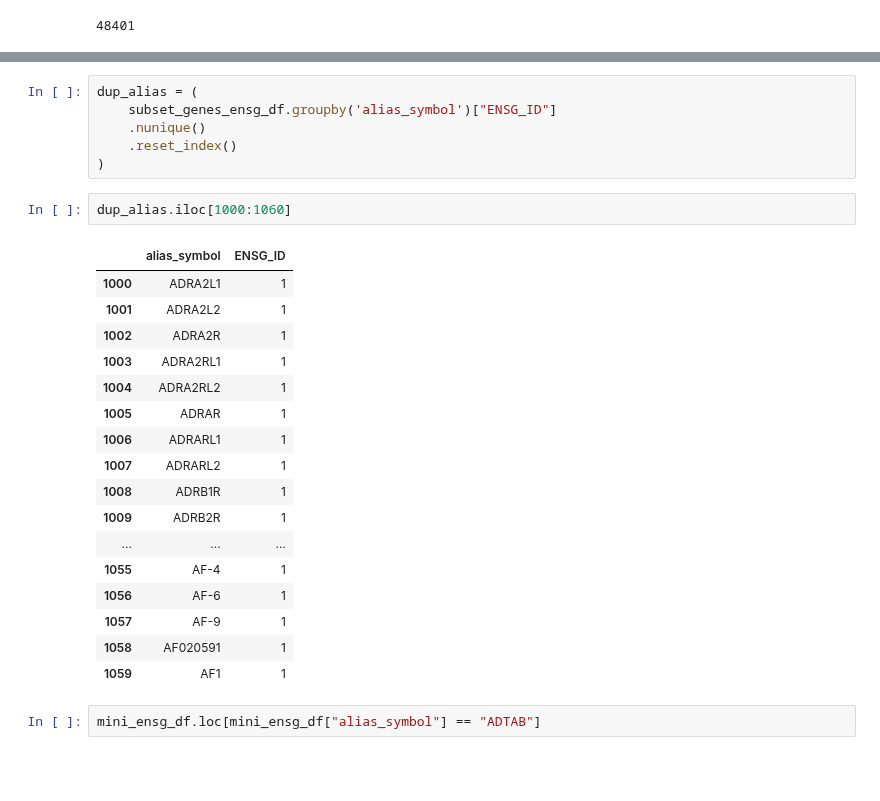
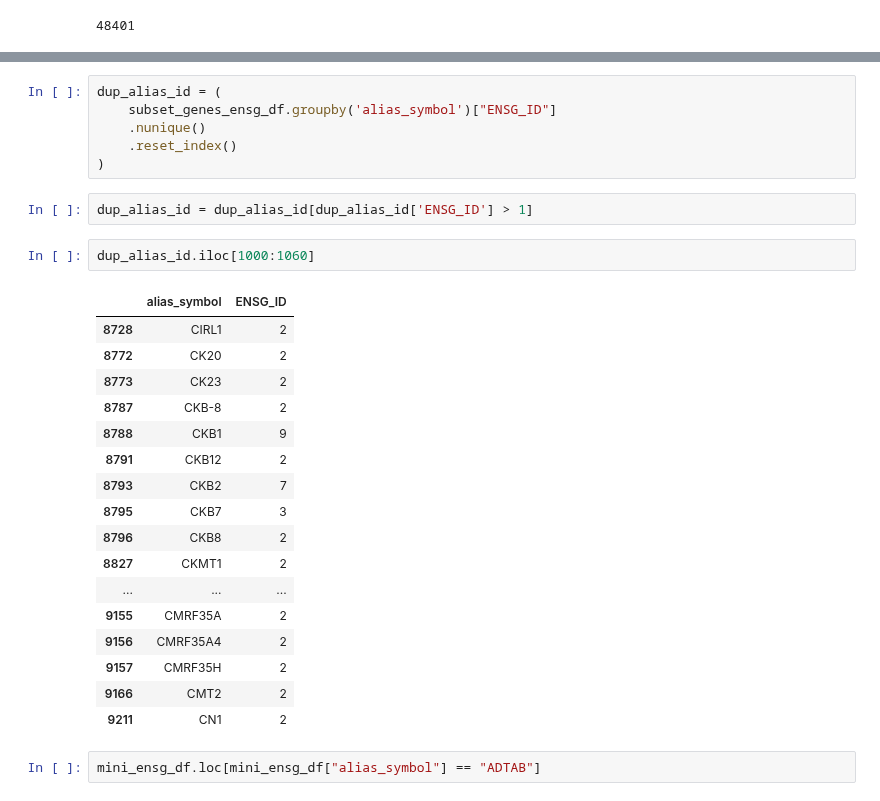
Before and after one commit to cancervariants/gene-harmony-analysis, a Jupyter notebook: analysis/2_alias_alias_collision_analysis.ipynb, the cells around one changed output, grey strips where cells are left out. Cells and saved outputs as stored; diff of their text form; blank space fills up the shorter version.

```diff
--- a/analysis/2_alias_alias_collision_analysis.ipynb
+++ b/analysis/2_alias_alias_collision_analysis.ipynb
@@ -95,29 +180,31 @@ gene_record_count_ensg
 # %%
-dup_alias = (
+dup_alias_id = (
     subset_genes_ensg_df.groupby('alias_symbol')["ENSG_ID"]
     .nunique()
     .reset_index()
 )
+# %%
+dup_alias_id = dup_alias_id[dup_alias_id['ENSG_ID'] > 1]
 # %%
-dup_alias.iloc[1000:1060]
+dup_alias_id.iloc[1000:1060]
 # %% [output]
 |  | alias_symbol | ENSG_ID |
-| 1000 | ADRA2L1 | 1 |
-| 1001 | ADRA2L2 | 1 |
-| 1002 | ADRA2R | 1 |
-| 1003 | ADRA2RL1 | 1 |
-| 1004 | ADRA2RL2 | 1 |
-| 1005 | ADRAR | 1 |
-| 1006 | ADRARL1 | 1 |
-| 1007 | ADRARL2 | 1 |
-| 1008 | ADRB1R | 1 |
-| 1009 | ADRB2R | 1 |
+| 8728 | CIRL1 | 2 |
+| 8772 | CK20 | 2 |
+| 8773 | CK23 | 2 |
+| 8787 | CKB-8 | 2 |
+| 8788 | CKB1 | 9 |
+| 8791 | CKB12 | 2 |
+| 8793 | CKB2 | 7 |
+| 8795 | CKB7 | 3 |
+| 8796 | CKB8 | 2 |
+| 8827 | CKMT1 | 2 |
 | ... | ... | ... |
-| 1055 | AF-4 | 1 |
-| 1056 | AF-6 | 1 |
-| 1057 | AF-9 | 1 |
-| 1058 | AF020591 | 1 |
-| 1059 | AF1 | 1 |
+| 9155 | CMRF35A | 2 |
+| 9156 | CMRF35A4 | 2 |
+| 9157 | CMRF35H | 2 |
+| 9166 | CMT2 | 2 |
+| 9211 | CN1 | 2 |
 # %%
 mini_ensg_df.loc[mini_ensg_df["alias_symbol"] == "ADTAB"]
 # %% [output]
```
Also changed, not shown: parts of 20 cells of this notebook, 16 other files.
